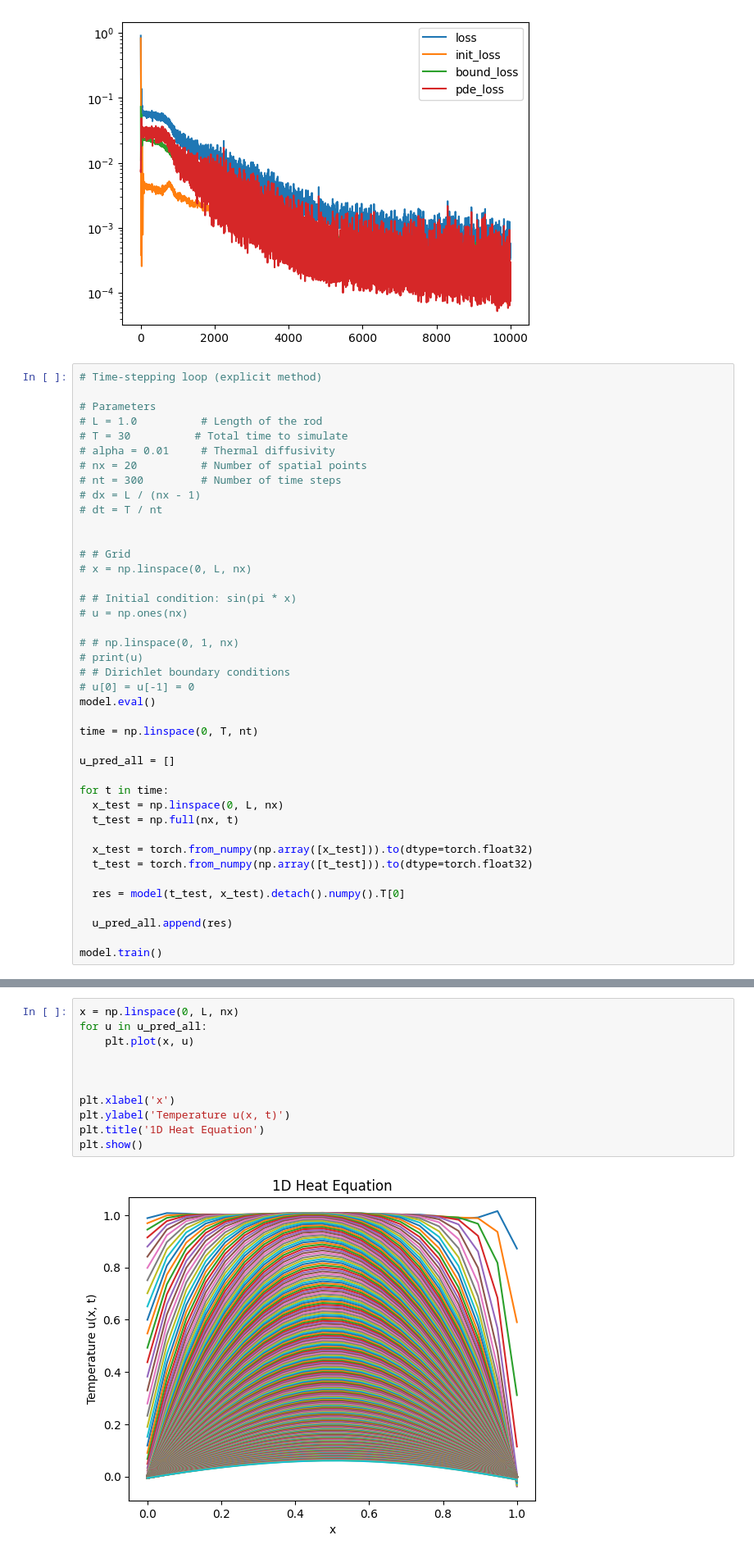
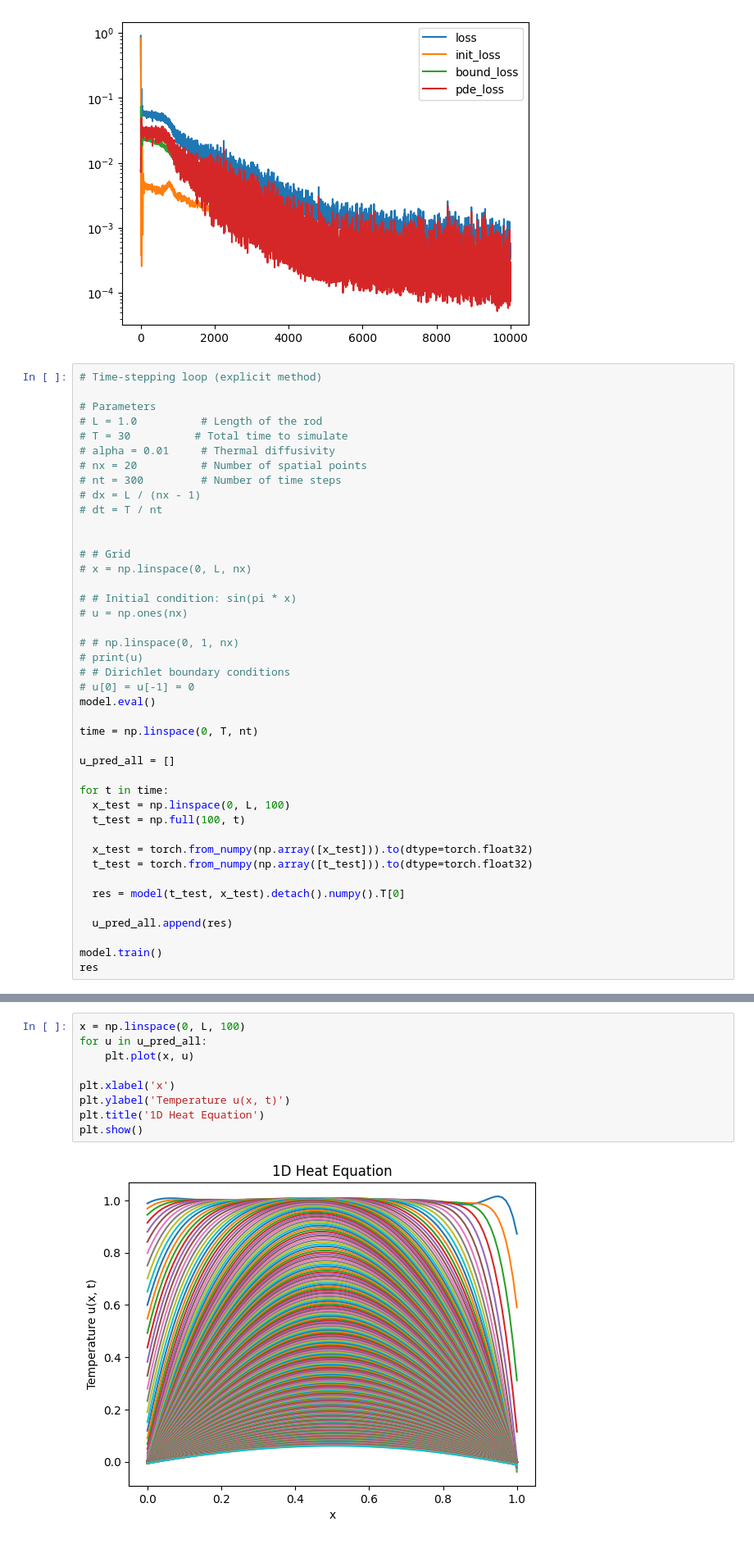
Before and after one commit to albertsun0/PINN-sandbox, a Jupyter notebook: 1-heat-eq.ipynb, the cells around one changed output, grey strips where cells are left out. Shown at 82% size. Cells and saved outputs as stored; diff of their text form.

```diff
--- a/1-heat-eq.ipynb
+++ b/1-heat-eq.ipynb
@@ -227,8 +227,8 @@ time = np.linspace(0, T, nt)
 u_pred_all = []
 
 for t in time:
-  x_test = np.linspace(0, L, nx)
-  t_test = np.full(nx, t)
+  x_test = np.linspace(0, L, 100)
+  t_test = np.full(100, t)
 
   x_test = torch.from_numpy(np.array([x_test])).to(dtype=torch.float32)
   t_test = torch.from_numpy(np.array([t_test])).to(dtype=torch.float32)
@@ -238,4 +238,5 @@ for t in time:
   u_pred_all.append(res)
 
 model.train()
+res
 # %% [output]
@@ -251,13 +260,11 @@ HeatPINN(
 # %%
-x = np.linspace(0, L, nx)
+x = np.linspace(0, L, 100)
 for u in u_pred_all:
     plt.plot(x, u)
-
-
 
 plt.xlabel('x')
 plt.ylabel('Temperature u(x, t)')
 plt.title('1D Heat Equation')
 plt.show()
 # %% [output]
-[figure, old version]
+[figure, new version]
```
Also changed, not shown: parts of 1 cell of this notebook, 1 other file.
